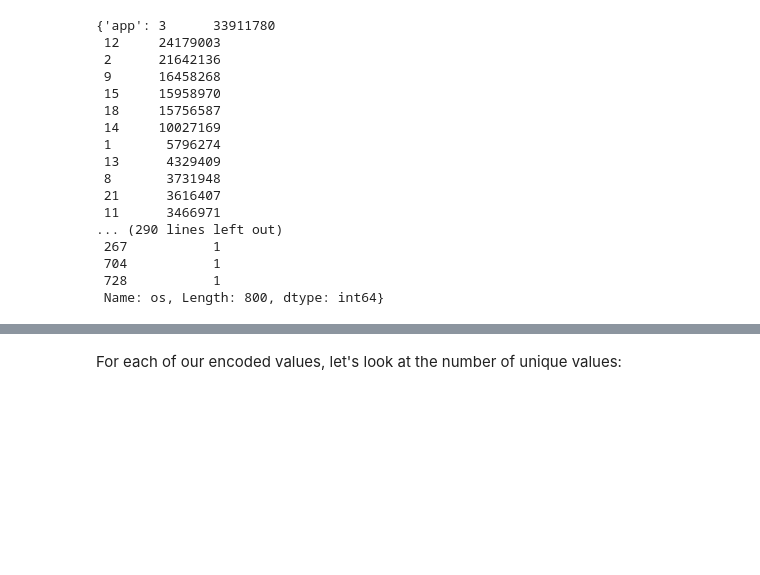
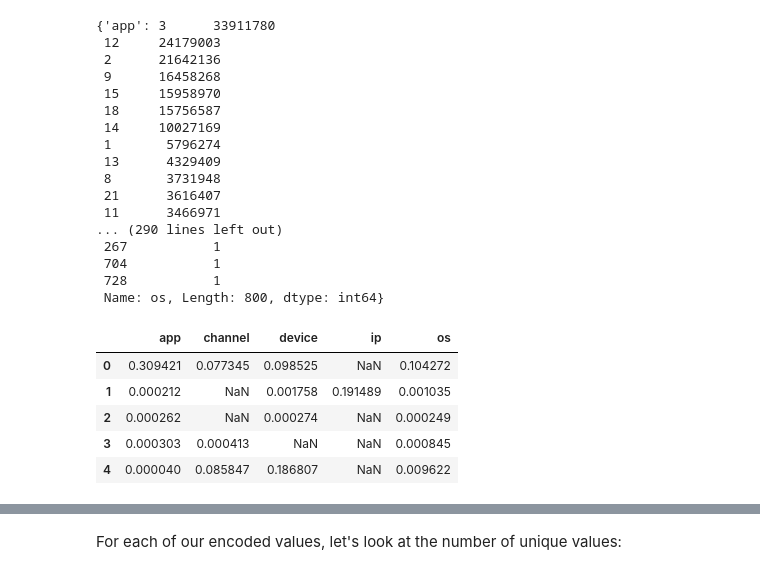
Before and after one commit to andersy005/kaggle-talkingdata-adtracking-fraud-detection, a Jupyter notebook: eda.ipynb, the cells around one changed output, grey strips where cells are left out. Saved outputs shown, nothing was run; the diff lists cells and outputs as text; code cells hidden in the pictures; blank space fills up the shorter version.

```diff
--- a/eda.ipynb
+++ b/eda.ipynb
@@ -150,3 +150,13 @@ weights
  704           1
  728           1
  Name: os, Length: 800, dtype: int64}
+# %%
+means_df = pd.DataFrame(means)
+means_df.head()
+# %% [output]
+|  | app | channel | device | ip | os |
+| 0 | 0.309421 | 0.077345 | 0.098525 | NaN | 0.104272 |
+| 1 | 0.000212 | NaN | 0.001758 | 0.191489 | 0.001035 |
+| 2 | 0.000262 | NaN | 0.000274 | NaN | 0.000249 |
+| 3 | 0.000303 | 0.000413 | NaN | NaN | 0.000845 |
+| 4 | 0.000040 | 0.085847 | 0.186807 | NaN | 0.009622 |
```
Also changed, not shown: parts of 12 cells of this notebook.
